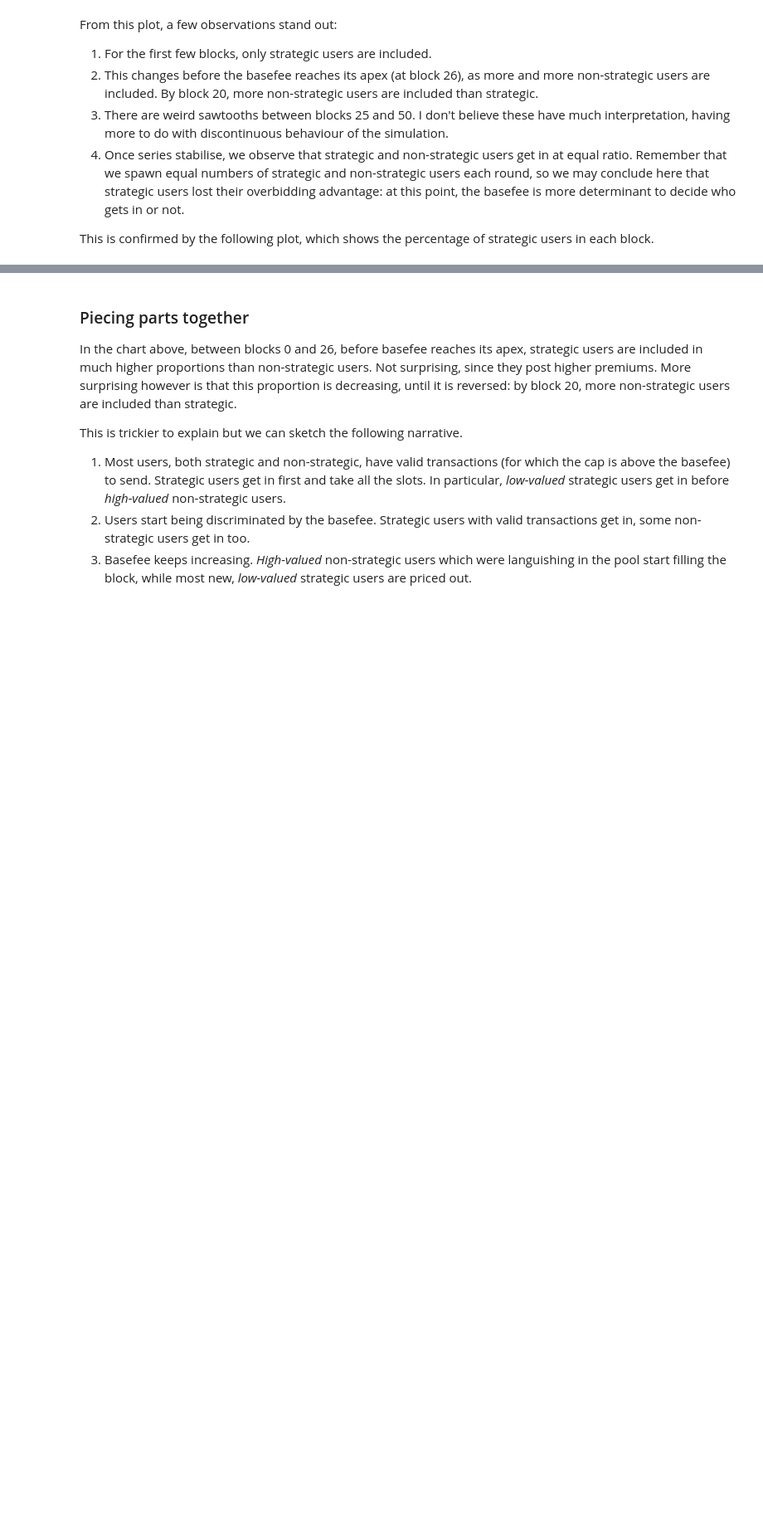
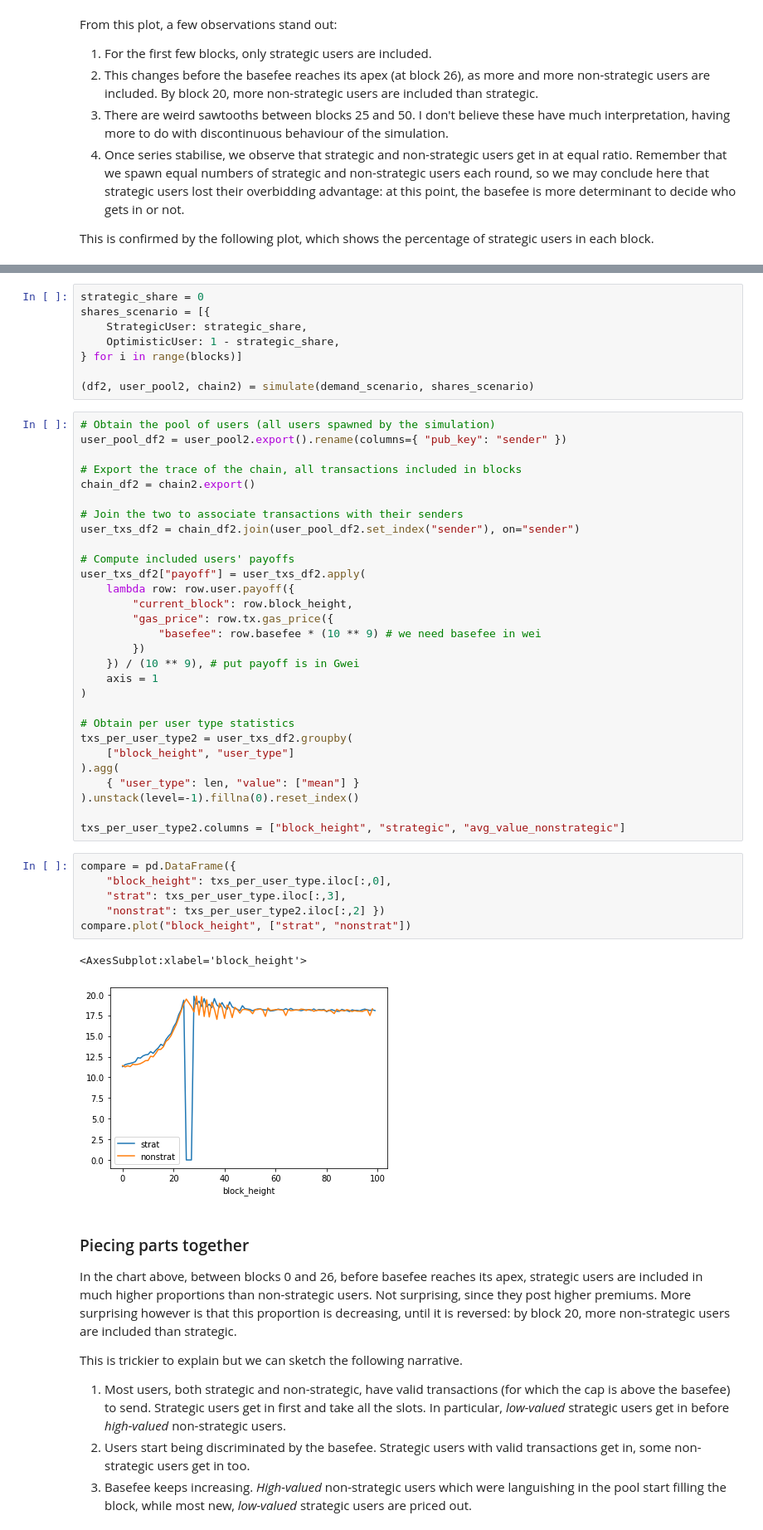
Before and after one commit to ethereum/abm1559, a Jupyter notebook: notebooks/strategicUser.ipynb, the cells around one changed output, grey strips where cells are left out. Shown at 83% size. Cells and saved outputs as stored; diff of their text form; blank space fills up the shorter version.

```diff
--- a/notebooks/strategicUser.ipynb
+++ b/notebooks/strategicUser.ipynb
@@ -294,3 +315,49 @@ txs_per_group.plot("block_height", "percent_strategic")
+# %%
+strategic_share = 0
+shares_scenario = [{
+    StrategicUser: strategic_share,
+    OptimisticUser: 1 - strategic_share,
+} for i in range(blocks)]
+
+(df2, user_pool2, chain2) = simulate(demand_scenario, shares_scenario)
+# %%
+# Obtain the pool of users (all users spawned by the simulation)
+user_pool_df2 = user_pool2.export().rename(columns={ "pub_key": "sender" })
+
+# Export the trace of the chain, all transactions included in blocks
+chain_df2 = chain2.export()
+
+# Join the two to associate transactions with their senders
+user_txs_df2 = chain_df2.join(user_pool_df2.set_index("sender"), on="sender")
+
+# Compute included users' payoffs
+user_txs_df2["payoff"] = user_txs_df2.apply(
+    lambda row: row.user.payoff({
+        "current_block": row.block_height,
+        "gas_price": row.tx.gas_price({
+            "basefee": row.basefee * (10 ** 9) # we need basefee in wei
+        })
+    }) / (10 ** 9), # put payoff is in Gwei
+    axis = 1
+)
+
+# Obtain per user type statistics
+txs_per_user_type2 = user_txs_df2.groupby(
+    ["block_height", "user_type"]
+).agg(
+    { "user_type": len, "value": ["mean"] }
+).unstack(level=-1).fillna(0).reset_index()
+
+txs_per_user_type2.columns = ["block_height", "strategic", "avg_value_nonstrategic"]
+# %%
+compare = pd.DataFrame({
+    "block_height": txs_per_user_type.iloc[:,0],
+    "strat": txs_per_user_type.iloc[:,3],
+    "nonstrat": txs_per_user_type2.iloc[:,2] })
+compare.plot("block_height", ["strat", "nonstrat"])
+# %% [output]
+<AxesSubplot:xlabel='block_height'>
+[figure, added]
 # %% [markdown]
 ### Piecing parts together
 
```
Also changed, not shown: parts of 12 cells of this notebook, 3 other files.
